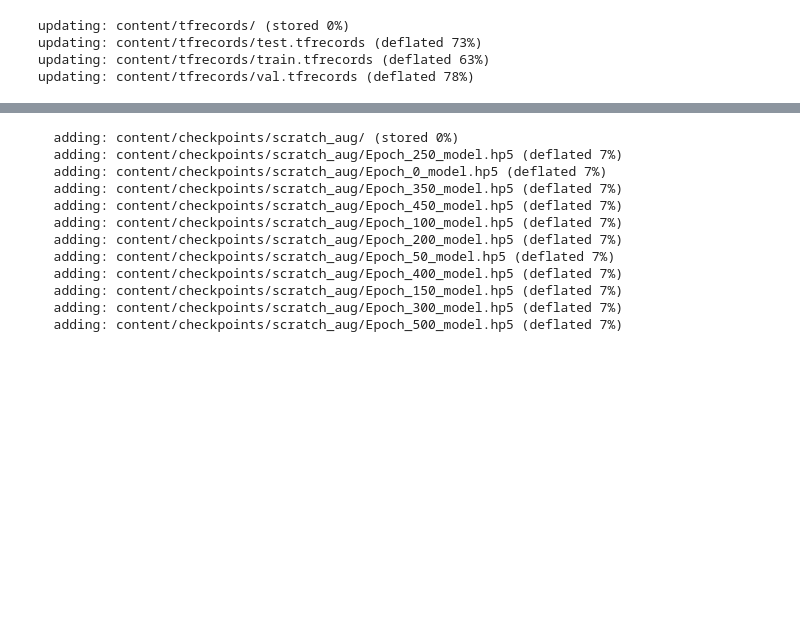
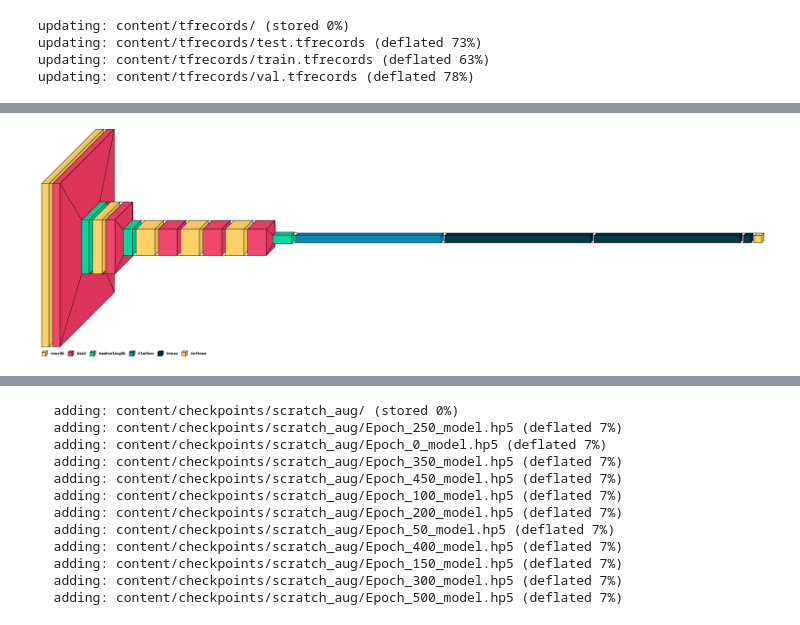
Before and after one commit to aenoboa1/Draft_ML_EmotionAPP, a Jupyter notebook: testing_daisee.ipynb, the cells around one changed output, grey strips where cells are left out. Cells and saved outputs as stored; diff of their text form; code cells hidden in the pictures; blank space fills up the shorter version.

```diff
--- a/testing_daisee.ipynb
+++ b/testing_daisee.ipynb
@@ -32,0 +126,31 @@ Accuracy on test set is 0.6450806
+# %%
+def network():
+    model = tf.keras.Sequential()
+    model.add(kl.InputLayer(input_shape=(224, 224, 3)))
+    # First conv block
+    model.add(kl.Conv2D(filters = 96, kernel_size=7, padding='same', strides=2))
+    model.add(tf.keras.layers.ReLU())
+    model.add(kl.MaxPooling2D(pool_size=(3, 3)))
+    # Second conv block
+    model.add(kl.Conv2D(filters = 256, kernel_size=5, padding='same', strides=1))
+    model.add(tf.keras.layers.ReLU())
+    model.add(kl.MaxPooling2D(pool_size=(2, 2)))
+    # Third-Fourth-Fifth conv block
+    for i in range(3):
+        model.add(kl.Conv2D(filters = 512, kernel_size=3, padding='same', strides=1))
+        model.add(tf.keras.layers.ReLU())
+    model.add(kl.MaxPooling2D(pool_size=(3, 3)))
+    # Flatten
+    model.add(kl.Flatten())
+    # First FC
+    model.add(kl.Dense(4048))
+    # Second Fc
+    model.add(kl.Dense(4048))
+    # Third FC
+    model.add(kl.Dense(4))
+    # Softmax at the end
+    model.add(kl.Softmax())
+
+    return model
+# %%
+model = network()
@@ -32,0 +172,5 @@ Accuracy on test set is 0.6450806
+# %%
+visualkeras.layered_view(model).show()
+visualkeras.layered_view(model,legend=True)
+# %% [output]
+[figure, added]
```
Also changed, not shown: parts of 25 cells of this notebook.
